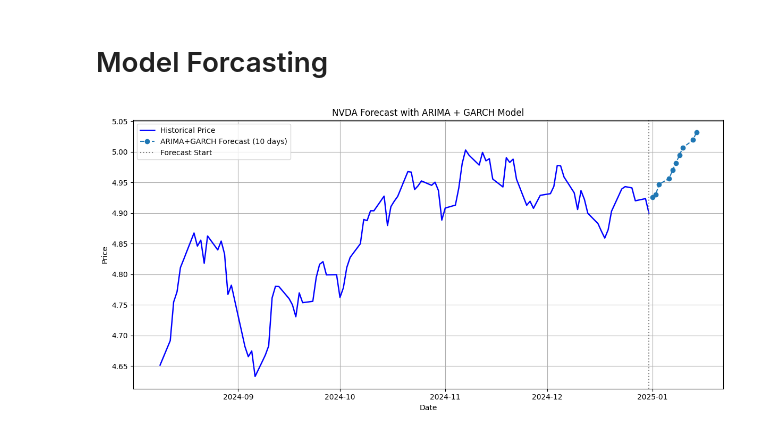
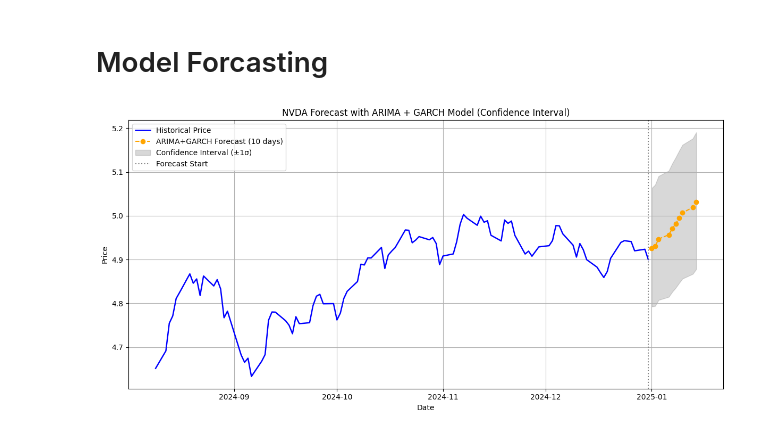
Before and after one commit to vincent-teh/TSA-proj, a Jupyter notebook: main.ipynb, the cells around one changed output. Saved outputs shown, nothing was run; the diff lists cells and outputs as text; code cells hidden in the pictures.

Commit message:
update garch

```diff
--- a/main.ipynb
+++ b/main.ipynb
@@ -258,33 +258,37 @@ plt.show()
 # %%
 # forcasting 10 days return
 forecast_horizon = 10
 arima_forecast = arima_result.get_forecast(steps=forecast_horizon)
 predicted_mean_return = arima_forecast.predicted_mean.values
 garch_forecast = garch_result.forecast(horizon=forecast_horizon)
 predicted_volatility = np.sqrt(garch_forecast.variance.values[-1, :])
 
 last_price = Nvda_df['NVDA'].iloc[-1]
 predicted_price = last_price * np.exp(np.cumsum(predicted_mean_return))
 
 # Excluding the weekend
 last_date = Nvda_df.index[-1]
 future_dates = pd.date_range(start=last_date + pd.Timedelta(days=1), periods=forecast_horizon, freq='B')
-
+upper_bound = predicted_price * np.exp(predicted_volatility)
+lower_bound = predicted_price * np.exp(-predicted_volatility)
+upper_series = pd.Series(upper_bound, index=future_dates)
+lower_series = pd.Series(lower_bound, index=future_dates)
 # Historical price
 past_prices = Nvda_df['NVDA'].iloc[-100:]
 # Forcast price
 forecast_series = pd.Series(predicted_price, index=future_dates)
 
 plt.figure(figsize=(12, 6))
-plt.plot(past_prices, label='Historical Price',color='blue',linewidth=1.8)
-plt.plot(forecast_series, label='ARIMA+GARCH Forecast (10 days)', linestyle='--', marker='o')
+plt.plot(past_prices, label='Historical Price', color='blue', linewidth=1.8)
+plt.plot(forecast_series, label='ARIMA+GARCH Forecast (10 days)', linestyle='--', marker='o', color='orange')
+plt.fill_between(future_dates, lower_bound, upper_bound, color='gray', alpha=0.3, label='Confidence Interval (±1σ)')
 plt.axvline(x=last_date, color='gray', linestyle=':', label='Forecast Start')
-plt.title('NVDA Forecast with ARIMA + GARCH Model')
+plt.title('NVDA Forecast with ARIMA + GARCH Model (Confidence Interval)')
 plt.xlabel('Date')
 plt.ylabel('Price')
 plt.grid(True)
 plt.legend()
 plt.tight_layout()
 plt.show()
 # %% [output]
-[figure, old version]
+[figure, new version]
```
Also changed, not shown: parts of 5 cells of this notebook.
